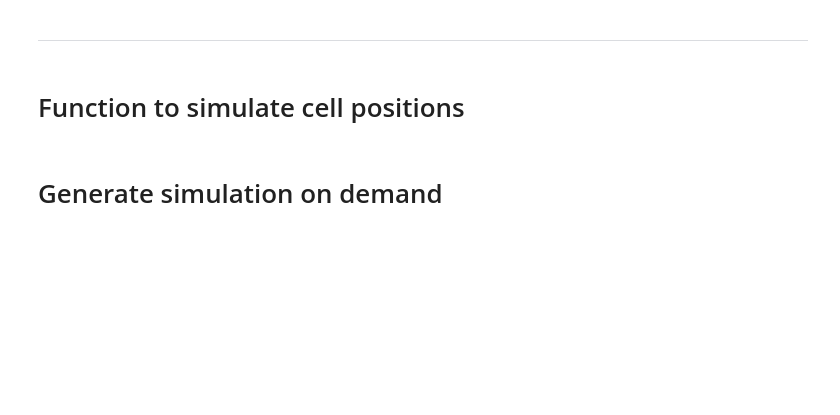
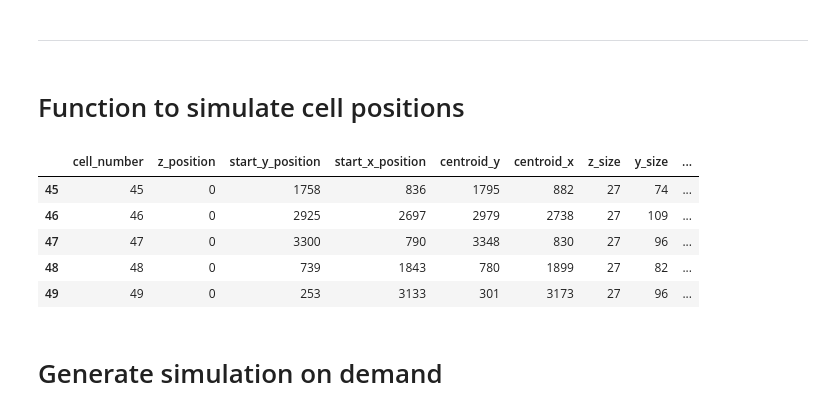
Before and after one commit to MunskyGroup/FISH_Processing, a Jupyter notebook: simulation/FISH_microscope_simulation.ipynb, the cells around one changed output. Cells and saved outputs as stored; diff of their text form; code cells hidden in the pictures; blank space fills up the shorter version.

```diff
--- a/simulation/FISH_microscope_simulation.ipynb
+++ b/simulation/FISH_microscope_simulation.ipynb
@@ -69,8 +84,10 @@ def generate_simulated_positions (image_size_Z_Y_X,number_of_cells_in_simulation
     initial_dictionary_for_df = {
         'cell_number': [],
         'z_position': [],
-        'y_position': [],
-        'x_position': [],
+        'start_y_position': [],
+        'start_x_position': [],
+        'centroid_y': [],
+        'centroid_x': [],
         'z_size': [],
         'y_size': [],
         'x_size': [],
@@ -133,16 +150,18 @@ def generate_simulated_positions (image_size_Z_Y_X,number_of_cells_in_simulation
         if add_cell == True:
             library_cell_index = rnd_index_cells[counter]
             list_cells_position.append(cell_Z_Y_X_positions)
-            cell_data = pd.Series([ printed_cells,z_positions[counter], y_positions[counter], x_positions[counter],cell_size_Z_Y_X[library_cell_index,0], cell_size_Z_Y_X[library_cell_index,1], cell_size_Z_Y_X[library_cell_index,2]  ,library_cell_index ], index=simulation_dataframe.columns)
+            centroid_y = y_positions[counter] + cell_size_Z_Y_X[library_cell_index,1]//2
+            centroid_x = x_positions[counter] + cell_size_Z_Y_X[library_cell_index,2]//2
+            cell_data = pd.Series([ printed_cells,z_positions[counter], y_positions[counter], x_positions[counter], centroid_y, centroid_x ,cell_size_Z_Y_X[library_cell_index,0], cell_size_Z_Y_X[library_cell_index,1], cell_size_Z_Y_X[library_cell_index,2]  ,library_cell_index ], index=simulation_dataframe.columns)
             simulation_dataframe = simulation_dataframe.append(cell_data, ignore_index=True)
             printed_cells+=1
         counter+=1
-    new_dtypes = {'cell_number':int, 'z_position':int, 'y_position':int,'x_position':int,'z_size':int,'y_size':int,'x_size':int,'library_id':int}
+    new_dtypes = {'cell_number':int, 'z_position':int, 'start_y_position':int,'start_x_position':int,'centroid_y':int,'centroid_x':int,'z_size':int,'y_size':int,'x_size':int,'library_id':int}
     simulation_dataframe = simulation_dataframe.astype(new_dtypes)
 
     if generate_cells_close_to_each_other == True:
         # Calculating the distance matrix of selected cells
-        tested_positions = simulation_dataframe[['y_position', 'x_position']]
+        tested_positions = simulation_dataframe[['start_y_position', 'start_x_position']]
         tested_positions.values.shape
         array_tested_positions = np.asarray( tested_positions)
         # Calculating a distance matrix.
@@ -166,6 +185,6 @@ def generate_simulated_positions (image_size_Z_Y_X,number_of_cells_in_simulation
         simulation_dataframe_new
         simulation_dataframe = simulation_dataframe_new
         simulation_dataframe
-
+    # Creating a new df selecting only the cells
     return simulation_dataframe
 # %%
@@ -173,7 +192,14 @@ complete_size = 5000
 # %%
 full_image_size_Z_Y_X = [27,complete_size,complete_size]
-number_of_cells_in_simulation = 150
+number_of_cells_in_simulation = 50
 simulation_dataframe = generate_simulated_positions (full_image_size_Z_Y_X,number_of_cells_in_simulation,list_library_cells)
 simulation_dataframe.tail()
+# %% [output]
+|  | cell_number | z_position | start_y_position | start_x_position | centroid_y | centroid_x | z_size | y_size | ... |
+| 45 | 45 | 0 | 1758 | 836 | 1795 | 882 | 27 | 74 | ... |
+| 46 | 46 | 0 | 2925 | 2697 | 2979 | 2738 | 27 | 109 | ... |
+| 47 | 47 | 0 | 3300 | 790 | 3348 | 830 | 27 | 96 | ... |
+| 48 | 48 | 0 | 739 | 1843 | 780 | 1899 | 27 | 82 | ... |
+| 49 | 49 | 0 | 253 | 3133 | 301 | 3173 | 27 | 96 | ... |
 # %% [markdown]
 # Generate simulation on demand
```
Also changed, not shown: parts of 11 cells of this notebook, 3 other files.
